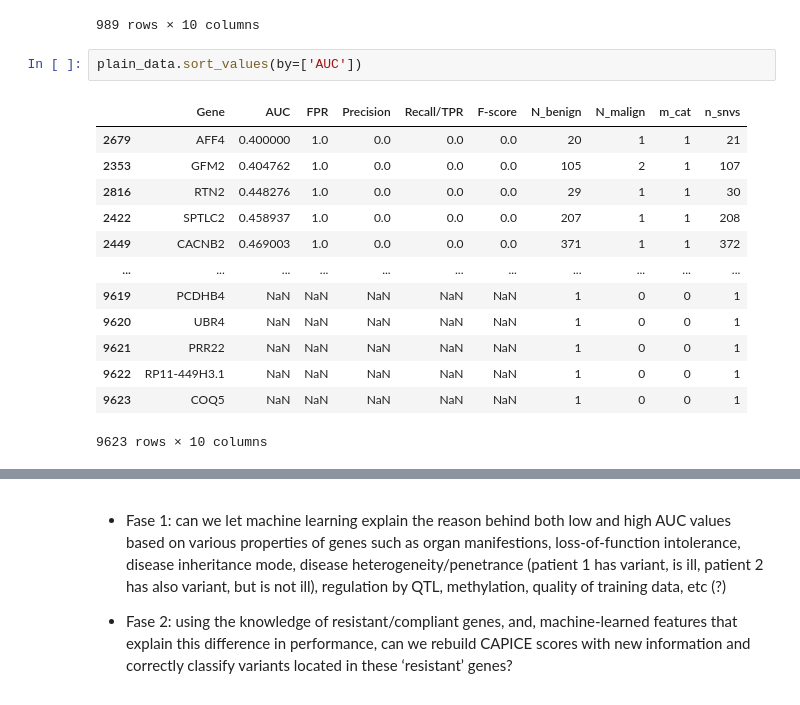
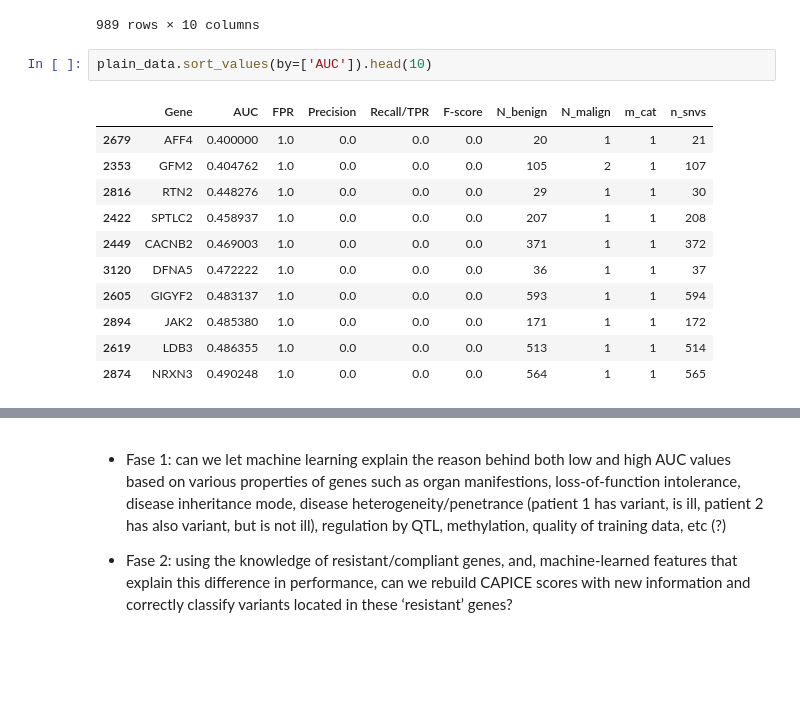
Before and after one commit to SietsmaRJ/dsls_master_thesis, a Jupyter notebook: side_scripts/detailed_data_visualization.ipynb, the cells around one changed output, grey strips where cells are left out. Drawn from its saved outputs; the diff is of its cells as text; blank space fills up the shorter version.

```diff
--- a/side_scripts/detailed_data_visualization.ipynb
+++ b/side_scripts/detailed_data_visualization.ipynb
@@ -506,18 +488,16 @@ temp_plain_data.sort_values(by=['AUC'])
 | 604 | MMAB | 1.000000 | 0.000000 | 1.000000 | 1.000000 | 1.000000 | 47 | 7 | 1 | 54 |
 989 rows × 10 columns
 # %%
-plain_data.sort_values(by=['AUC'])
+plain_data.sort_values(by=['AUC']).head(10)
 # %% [output]
 |  | Gene | AUC | FPR | Precision | Recall/TPR | F-score | N_benign | N_malign | m_cat | n_snvs |
 | 2679 | AFF4 | 0.400000 | 1.0 | 0.0 | 0.0 | 0.0 | 20 | 1 | 1 | 21 |
 | 2353 | GFM2 | 0.404762 | 1.0 | 0.0 | 0.0 | 0.0 | 105 | 2 | 1 | 107 |
 | 2816 | RTN2 | 0.448276 | 1.0 | 0.0 | 0.0 | 0.0 | 29 | 1 | 1 | 30 |
 | 2422 | SPTLC2 | 0.458937 | 1.0 | 0.0 | 0.0 | 0.0 | 207 | 1 | 1 | 208 |
 | 2449 | CACNB2 | 0.469003 | 1.0 | 0.0 | 0.0 | 0.0 | 371 | 1 | 1 | 372 |
-| ... | ... | ... | ... | ... | ... | ... | ... | ... | ... | ... |
-| 9619 | PCDHB4 | NaN | NaN | NaN | NaN | NaN | 1 | 0 | 0 | 1 |
-| 9620 | UBR4 | NaN | NaN | NaN | NaN | NaN | 1 | 0 | 0 | 1 |
-| 9621 | PRR22 | NaN | NaN | NaN | NaN | NaN | 1 | 0 | 0 | 1 |
-| 9622 | RP11-449H3.1 | NaN | NaN | NaN | NaN | NaN | 1 | 0 | 0 | 1 |
-| 9623 | COQ5 | NaN | NaN | NaN | NaN | NaN | 1 | 0 | 0 | 1 |
+| 3120 | DFNA5 | 0.472222 | 1.0 | 0.0 | 0.0 | 0.0 | 36 | 1 | 1 | 37 |
+| 2605 | GIGYF2 | 0.483137 | 1.0 | 0.0 | 0.0 | 0.0 | 593 | 1 | 1 | 594 |
+| 2894 | JAK2 | 0.485380 | 1.0 | 0.0 | 0.0 | 0.0 | 171 | 1 | 1 | 172 |
+| 2619 | LDB3 | 0.486355 | 1.0 | 0.0 | 0.0 | 0.0 | 513 | 1 | 1 | 514 |
+| 2874 | NRXN3 | 0.490248 | 1.0 | 0.0 | 0.0 | 0.0 | 564 | 1 | 1 | 565 |
-9623 rows × 10 columns
```
Also changed, not shown: parts of 17 cells of this notebook, 1 other file.
